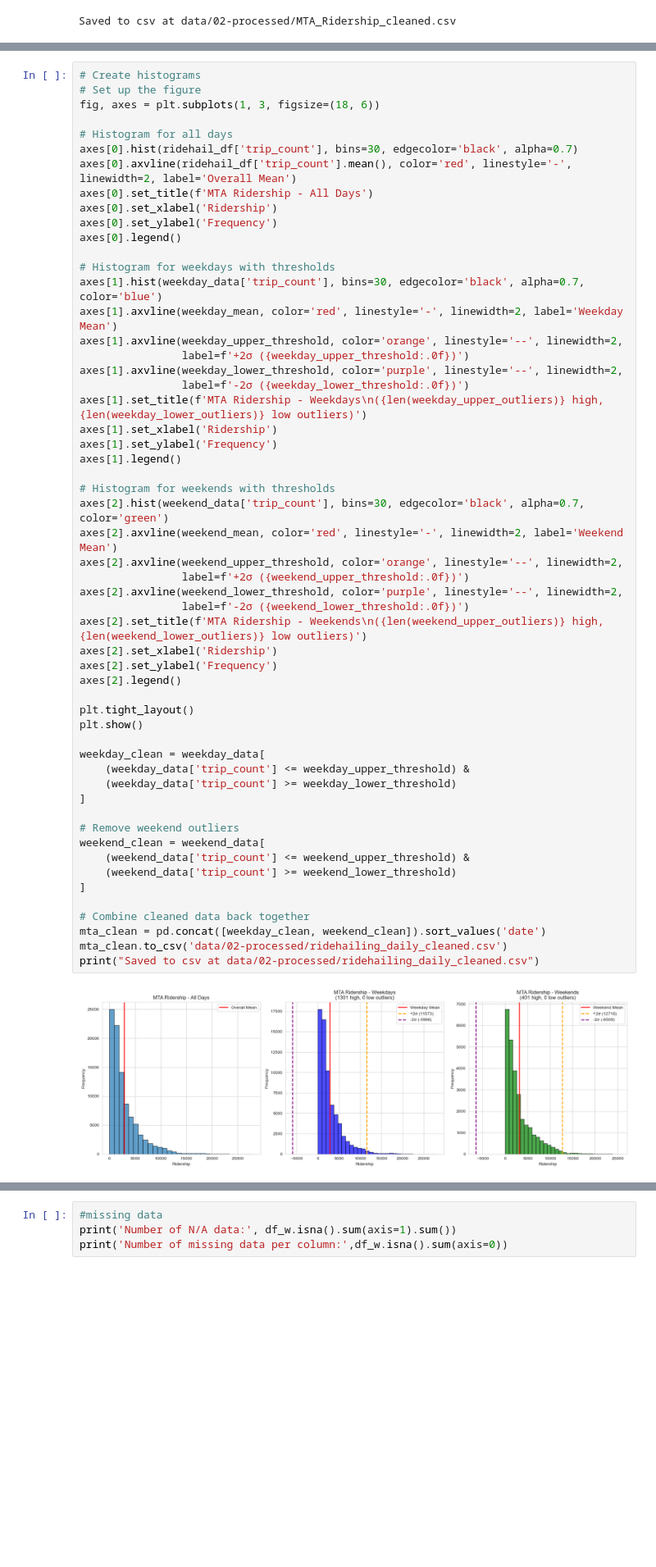
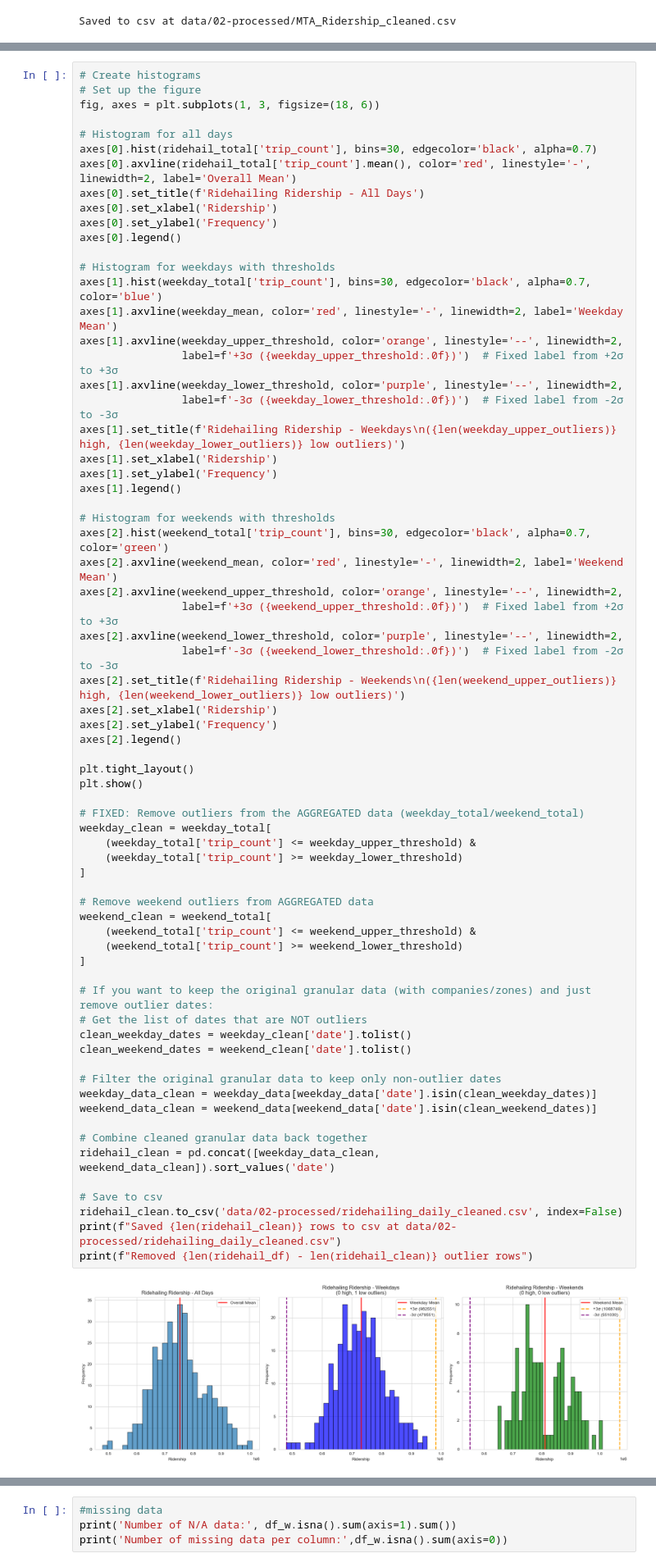
Before and after one commit to COGS108/Group063_WI26, a Jupyter notebook: 02-EDACheckpoint.ipynb, the cells around one changed output, grey strips where cells are left out. Shown at 82% size. Drawn from its saved outputs; the diff is of its cells as text; blank space fills up the shorter version.

Commit message:
Fixed ridehailing dataset/analysis

```diff
--- a/02-EDACheckpoint.ipynb
+++ b/02-EDACheckpoint.ipynb
@@ -529,54 +530,67 @@ No weekend low outliers found below -3σ
 fig, axes = plt.subplots(1, 3, figsize=(18, 6))
 
 # Histogram for all days
-axes[0].hist(ridehail_df['trip_count'], bins=30, edgecolor='black', alpha=0.7)
-axes[0].axvline(ridehail_df['trip_count'].mean(), color='red', linestyle='-', linewidth=2, label='Overall Mean')
-axes[0].set_title(f'MTA Ridership - All Days')
+axes[0].hist(ridehail_total['trip_count'], bins=30, edgecolor='black', alpha=0.7)
+axes[0].axvline(ridehail_total['trip_count'].mean(), color='red', linestyle='-', linewidth=2, label='Overall Mean')
+axes[0].set_title(f'Ridehailing Ridership - All Days')
 axes[0].set_xlabel('Ridership')
 axes[0].set_ylabel('Frequency')
 axes[0].legend()
 
 # Histogram for weekdays with thresholds
-axes[1].hist(weekday_data['trip_count'], bins=30, edgecolor='black', alpha=0.7, color='blue')
+axes[1].hist(weekday_total['trip_count'], bins=30, edgecolor='black', alpha=0.7, color='blue')
 axes[1].axvline(weekday_mean, color='red', linestyle='-', linewidth=2, label='Weekday Mean')
 axes[1].axvline(weekday_upper_threshold, color='orange', linestyle='--', linewidth=2,
-                label=f'+2σ ({weekday_upper_threshold:.0f})')
+                label=f'+3σ ({weekday_upper_threshold:.0f})')  # Fixed label from +2σ to +3σ
 axes[1].axvline(weekday_lower_threshold, color='purple', linestyle='--', linewidth=2,
-                label=f'-2σ ({weekday_lower_threshold:.0f})')
-axes[1].set_title(f'MTA Ridership - Weekdays\n({len(weekday_upper_outliers)} high, {len(weekday_lower_outliers)} low outliers)')
+                label=f'-3σ ({weekday_lower_threshold:.0f})')  # Fixed label from -2σ to -3σ
+axes[1].set_title(f'Ridehailing Ridership - Weekdays\n({len(weekday_upper_outliers)} high, {len(weekday_lower_outliers)} low outliers)')
 axes[1].set_xlabel('Ridership')
 axes[1].set_ylabel('Frequency')
 axes[1].legend()
 
 # Histogram for weekends with thresholds
-axes[2].hist(weekend_data['trip_count'], bins=30, edgecolor='black', alpha=0.7, color='green')
+axes[2].hist(weekend_total['trip_count'], bins=30, edgecolor='black', alpha=0.7, color='green')
 axes[2].axvline(weekend_mean, color='red', linestyle='-', linewidth=2, label='Weekend Mean')
 axes[2].axvline(weekend_upper_threshold, color='orange', linestyle='--', linewidth=2,
-                label=f'+2σ ({weekend_upper_threshold:.0f})')
+                label=f'+3σ ({weekend_upper_threshold:.0f})')  # Fixed label from +2σ to +3σ
 axes[2].axvline(weekend_lower_threshold, color='purple', linestyle='--', linewidth=2,
-                label=f'-2σ ({weekend_lower_threshold:.0f})')
-axes[2].set_title(f'MTA Ridership - Weekends\n({len(weekend_upper_outliers)} high, {len(weekend_lower_outliers)} low outliers)')
+                label=f'-3σ ({weekend_lower_threshold:.0f})')  # Fixed label from -2σ to -3σ
+axes[2].set_title(f'Ridehailing Ridership - Weekends\n({len(weekend_upper_outliers)} high, {len(weekend_lower_outliers)} low outliers)')
 axes[2].set_xlabel('Ridership')
 axes[2].set_ylabel('Frequency')
 axes[2].legend()
 
 plt.tight_layout()
 plt.show()
 
-weekday_clean = weekday_data[
-    (weekday_data['trip_count'] <= weekday_upper_threshold) &
-    (weekday_data['trip_count'] >= weekday_lower_threshold)
+# FIXED: Remove outliers from the AGGREGATED data (weekday_total/weekend_total)
+weekday_clean = weekday_total[
+    (weekday_total['trip_count'] <= weekday_upper_threshold) &
+    (weekday_total['trip_count'] >= weekday_lower_threshold)
 ]
 
-# Remove weekend outliers
-weekend_clean = weekend_data[
-    (weekend_data['trip_count'] <= weekend_upper_threshold) &
-    (weekend_data['trip_count'] >= weekend_lower_threshold)
+# Remove weekend outliers from AGGREGATED data
+weekend_clean = weekend_total[
+    (weekend_total['trip_count'] <= weekend_upper_threshold) &
+    (weekend_total['trip_count'] >= weekend_lower_threshold)
 ]
 
-# Combine cleaned data back together
-mta_clean = pd.concat([weekday_clean, weekend_clean]).sort_values('date')
-mta_clean.to_csv('data/02-processed/ridehailing_daily_cleaned.csv')
-print("Saved to csv at data/02-processed/ridehailing_daily_cleaned.csv")
+# If you want to keep the original granular data (with companies/zones) and just remove outlier dates:
+# Get the list of dates that are NOT outliers
+clean_weekday_dates = weekday_clean['date'].tolist()
+clean_weekend_dates = weekend_clean['date'].tolist()
+
+# Filter the original granular data to keep only non-outlier dates
+weekday_data_clean = weekday_data[weekday_data['date'].isin(clean_weekday_dates)]
+weekend_data_clean = weekend_data[weekend_data['date'].isin(clean_weekend_dates)]
+
+# Combine cleaned granular data back together
+ridehail_clean = pd.concat([weekday_data_clean, weekend_data_clean]).sort_values('date')
+
+# Save to csv
+ridehail_clean.to_csv('data/02-processed/ridehailing_daily_cleaned.csv', index=False)
+print(f"Saved {len(ridehail_clean)} rows to csv at data/02-processed/ridehailing_daily_cleaned.csv")
+print(f"Removed {len(ridehail_df) - len(ridehail_clean)} outlier rows")
 # %% [output]
-[figure, old version]
+[figure, new version]
```
Also changed, not shown: parts of 14 cells of this notebook, 11 other files.
